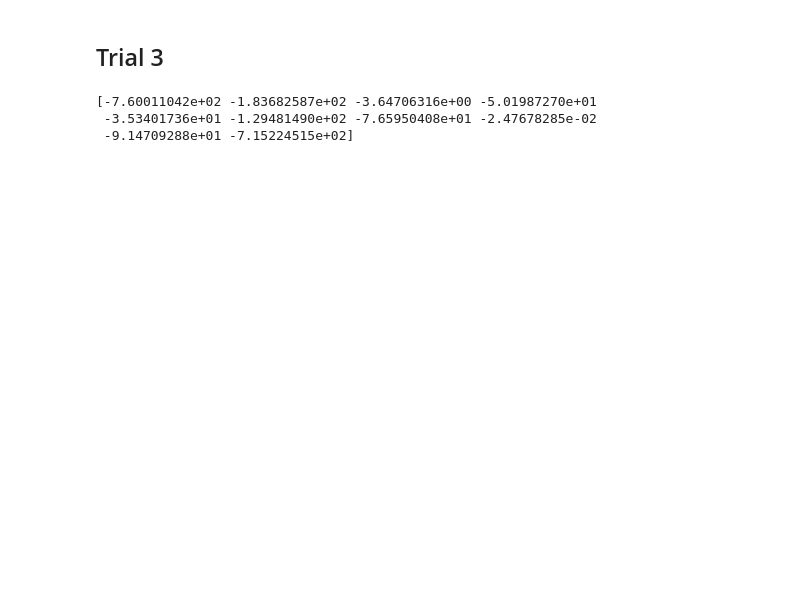
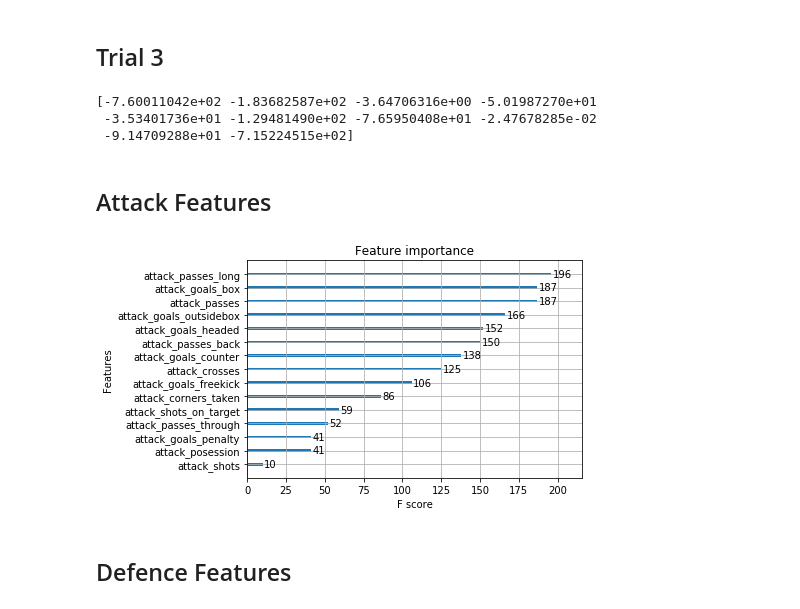
Before and after one commit to 1aguna/py-uefa, a Jupyter notebook: notebook.ipynb, the cells around one changed output. Saved outputs shown, nothing was run; the diff lists cells and outputs as text; code cells hidden in the pictures; blank space fills up the shorter version.

```diff
--- a/notebook.ipynb
+++ b/notebook.ipynb
@@ -132,3 +132,5 @@ print(results)
 [-7.60011042e+02 -1.83682587e+02 -3.64706316e+00 -5.01987270e+01
  -3.53401736e+01 -1.29481490e+02 -7.65950408e+01 -2.47678285e-02
  -9.14709288e+01 -7.15224515e+02]
+# %% [markdown]
+## Attack Features
@@ -134,0 +139,19 @@ print(results)
+# %%
+xtr_atk, xte_atk, ytr_atk, yte_atk = train_test_split(attack_stats, y, test_size=0.2, random_state=2)
+
+attack_model = xgboost.XGBRegressor(max_depth=4,
+                        objective="reg:squarederror",
+                        learning_rate=0.05,
+                        subsample=0.9,
+                        colsample_bylevel=0.5,
+                        reg_alpha=0.75,
+                        reg_lambda=0.5,
+                        n_estimators=10000)
+attack_model.fit(x_train, y_train)
+
+plot_importance(attack_model)
+plt.show()
+# %% [output]
+[figure, added]
+# %% [markdown]
+## Defence Features
```
Also changed, not shown: parts of 4 cells of this notebook, 3 other files.
